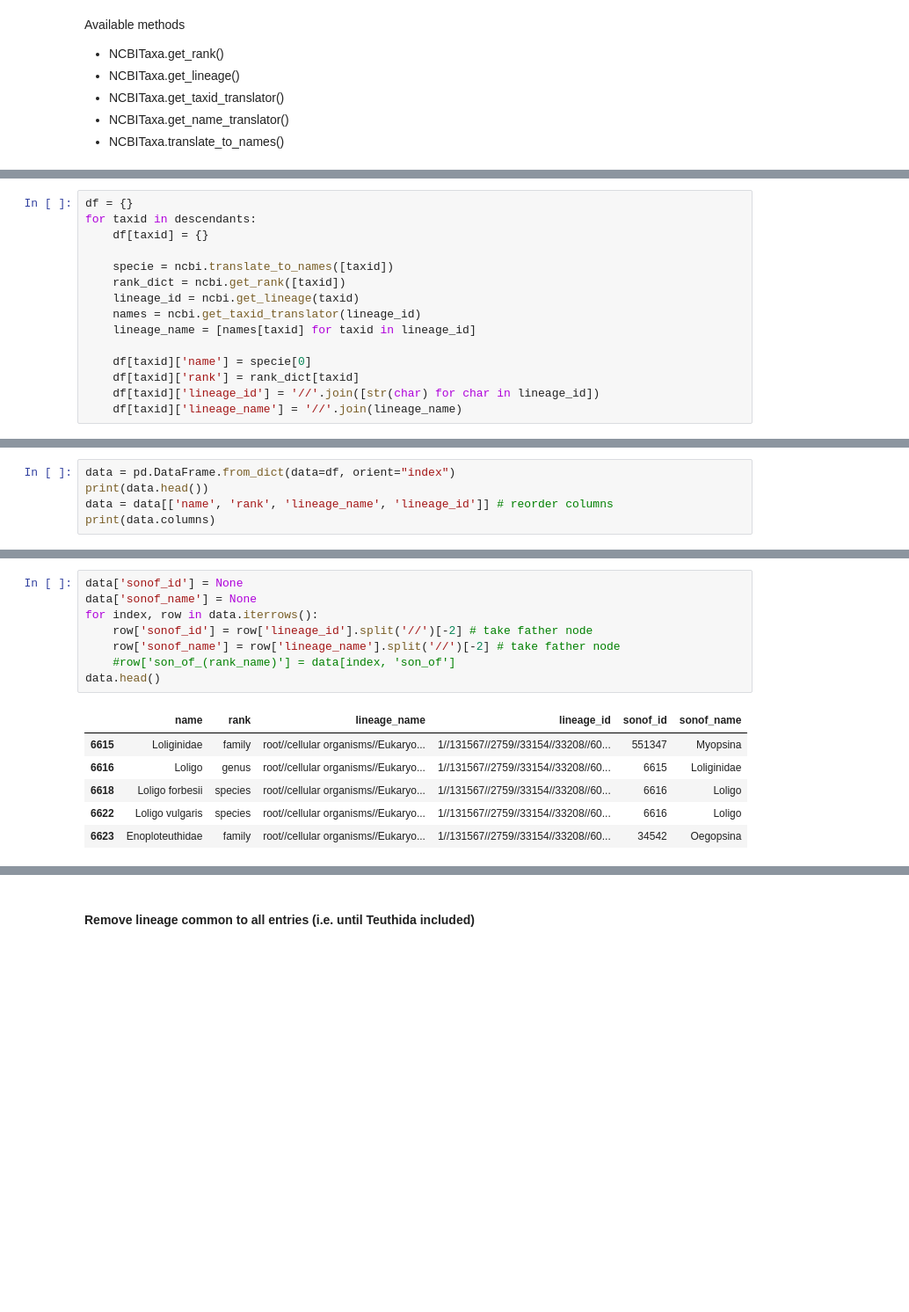
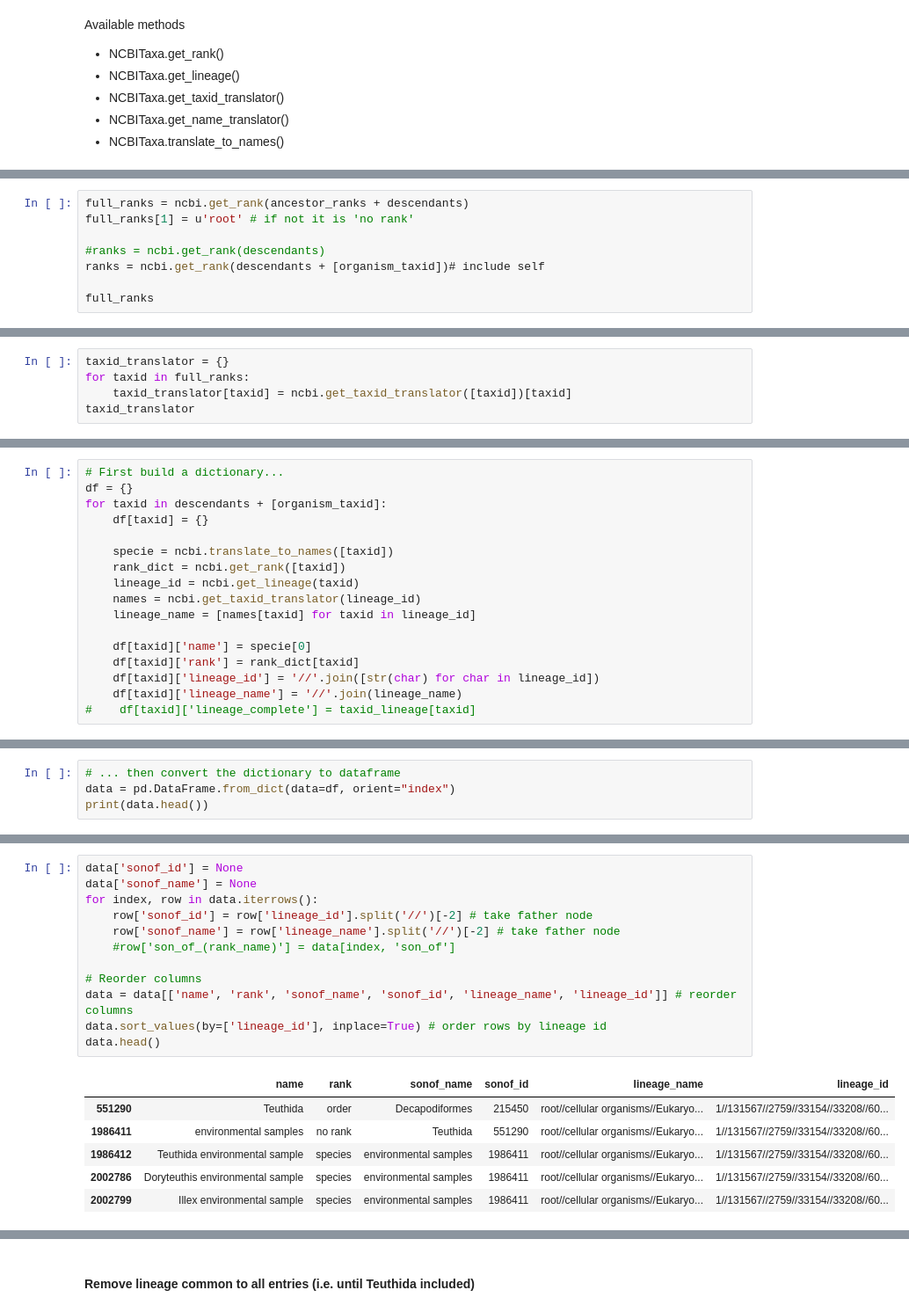
Before and after one commit to samulic/bioscience, a Jupyter notebook: retrieve_taxonomy.ipynb, the cells around one changed output, grey strips where cells are left out. Shown at 88% size. Saved outputs shown, nothing was run; the diff lists cells and outputs as text; blank space fills up the shorter version.

Commit message:
added taxonomy with lineage aligned by columns

```diff
--- a/retrieve_taxonomy.ipynb
+++ b/retrieve_taxonomy.ipynb
@@ -58,0 +63,8 @@ ranks
+# %%
+full_ranks = ncbi.get_rank(ancestor_ranks + descendants)
+full_ranks[1] = u'root' # if not it is 'no rank'
+
+#ranks = ncbi.get_rank(descendants)
+ranks = ncbi.get_rank(descendants + [organism_taxid])# include self
+
+full_ranks
@@ -58,0 +92,5 @@ ranks
+# %%
+taxid_translator = {}
+for taxid in full_ranks:
+    taxid_translator[taxid] = ncbi.get_taxid_translator([taxid])[taxid]
+taxid_translator
@@ -59,6 +293,7 @@ ranks
 # %%
+# First build a dictionary...
 df = {}
-for taxid in descendants:
+for taxid in descendants + [organism_taxid]:
     df[taxid] = {}
 
     specie = ncbi.translate_to_names([taxid])
@@ -71,6 +306,7 @@ for taxid in descendants:
     df[taxid]['rank'] = rank_dict[taxid]
     df[taxid]['lineage_id'] = '//'.join([str(char) for char in lineage_id])
     df[taxid]['lineage_name'] = '//'.join(lineage_name)
+#    df[taxid]['lineage_complete'] = taxid_lineage[taxid]
 # %%
 print(json.dumps(df, indent = 2))
 # %% [output]
@@ -92,10 +328,9 @@ print(json.dumps(df, indent = 2))
   }
 }
 # %%
+# ... then convert the dictionary to dataframe
 data = pd.DataFrame.from_dict(data=df, orient="index")
 print(data.head())
-data = data[['name', 'rank', 'lineage_name', 'lineage_id']] # reorder columns
-print(data.columns)
 # %% [output]
                                              lineage_id             name  \
 6615  1//131567//2759//33154//33208//6072//33213//33...      Loliginidae
@@ -116,15 +350,19 @@ Index([u'name', u'rank', u'lineage_name', u'lineage_id'], dtype='object')
 # %%
 data['sonof_id'] = None
 data['sonof_name'] = None
 for index, row in data.iterrows():
     row['sonof_id'] = row['lineage_id'].split('//')[-2] # take father node
     row['sonof_name'] = row['lineage_name'].split('//')[-2] # take father node
     #row['son_of_(rank_name)'] = data[index, 'son_of']
+
+# Reorder columns
+data = data[['name', 'rank', 'sonof_name', 'sonof_id', 'lineage_name', 'lineage_id']] # reorder columns
+data.sort_values(by=['lineage_id'], inplace=True) # order rows by lineage id
 data.head()
 # %% [output]
-|  | name | rank | lineage_name | lineage_id | sonof_id | sonof_name |
-| 6615 | Loliginidae | family | root//cellular organisms//Eukaryo... | 1//131567//2759//33154//33208//60... | 551347 | Myopsina |
-| 6616 | Loligo | genus | root//cellular organisms//Eukaryo... | 1//131567//2759//33154//33208//60... | 6615 | Loliginidae |
-| 6618 | Loligo forbesii | species | root//cellular organisms//Eukaryo... | 1//131567//2759//33154//33208//60... | 6616 | Loligo |
-| 6622 | Loligo vulgaris | species | root//cellular organisms//Eukaryo... | 1//131567//2759//33154//33208//60... | 6616 | Loligo |
-| 6623 | Enoploteuthidae | family | root//cellular organisms//Eukaryo... | 1//131567//2759//33154//33208//60... | 34542 | Oegopsina |
+|  | name | rank | sonof_name | sonof_id | lineage_name | lineage_id |
+| 551290 | Teuthida | order | Decapodiformes | 215450 | root//cellular organisms//Eukaryo... | 1//131567//2759//33154//33208//60... |
+| 1986411 | environmental samples | no rank | Teuthida | 551290 | root//cellular organisms//Eukaryo... | 1//131567//2759//33154//33208//60... |
+| 1986412 | Teuthida environmental sample | species | environmental samples | 1986411 | root//cellular organisms//Eukaryo... | 1//131567//2759//33154//33208//60... |
+| 2002786 | Doryteuthis environmental sample | species | environmental samples | 1986411 | root//cellular organisms//Eukaryo... | 1//131567//2759//33154//33208//60... |
+| 2002799 | Illex environmental sample | species | environmental samples | 1986411 | root//cellular organisms//Eukaryo... | 1//131567//2759//33154//33208//60... |
```
Also changed, not shown: parts of 45 cells of this notebook, 3 other files.
